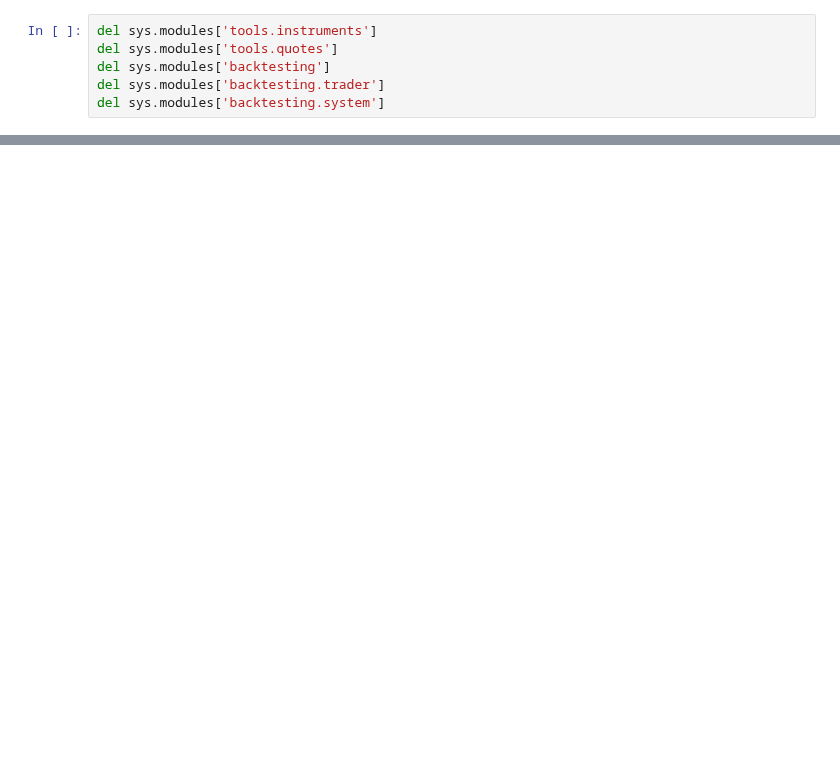
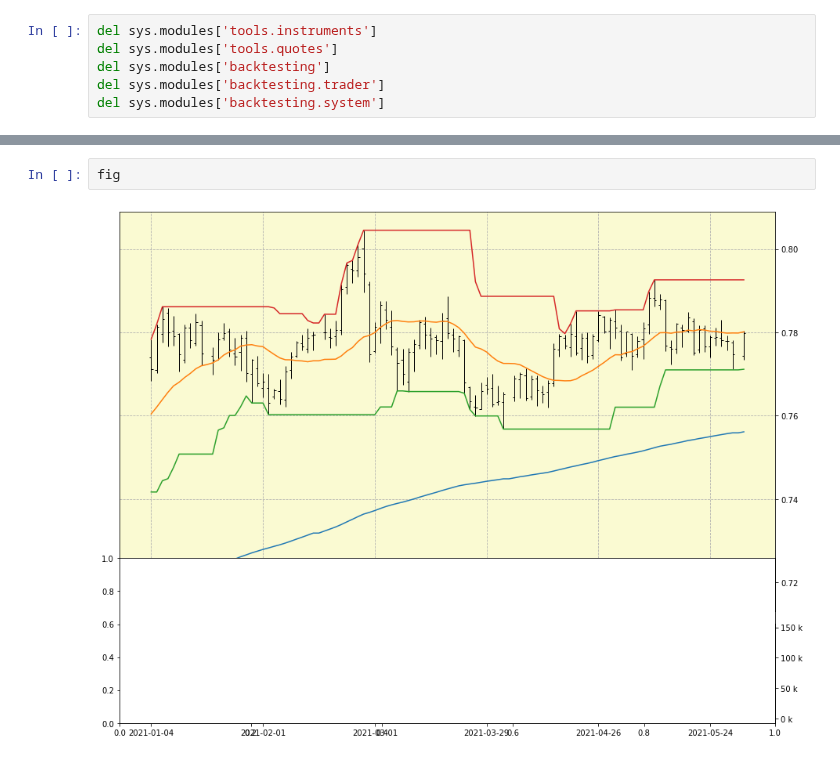
Before and after one commit to zipu/Trading, a Jupyter notebook: test.ipynb, the cells around one changed output, grey strips where cells are left out. Saved outputs shown, nothing was run; the diff lists cells and outputs as text; blank space fills up the shorter version.

```diff
--- a/test.ipynb
+++ b/test.ipynb
@@ -133,0 +76,4 @@ txt = re.sub("(?<![A-Za-z0-9\s])(ma20)(?![A-Za-z0-9\s])", 'dd', txt)
+# %%
+fig
+# %% [output]
+[figure, added]
```
Also changed, not shown: parts of 155 cells of this notebook, 6 other files.
